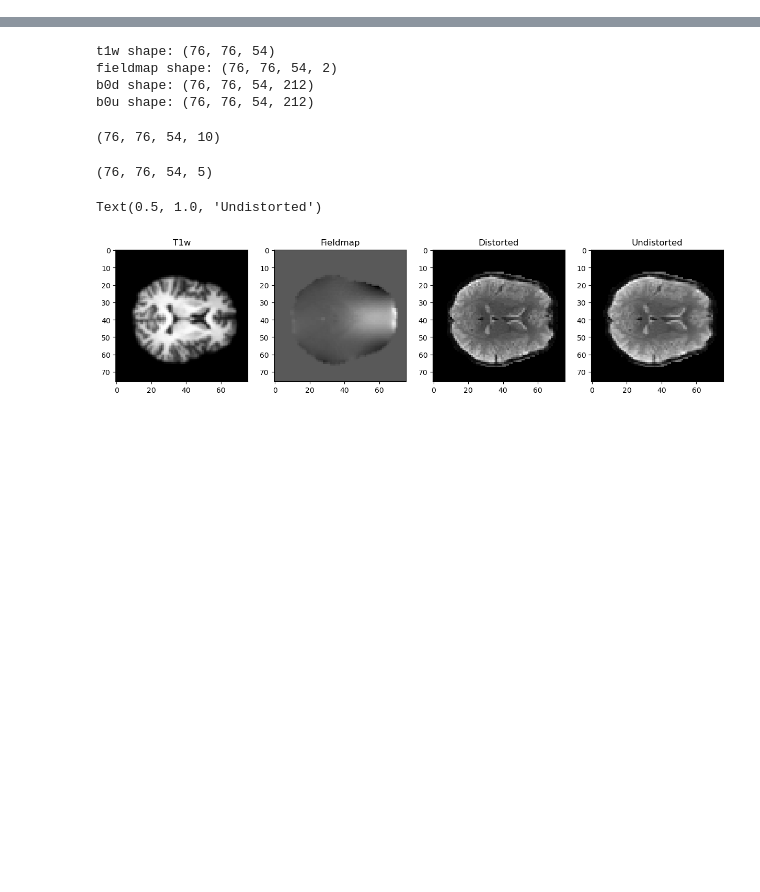
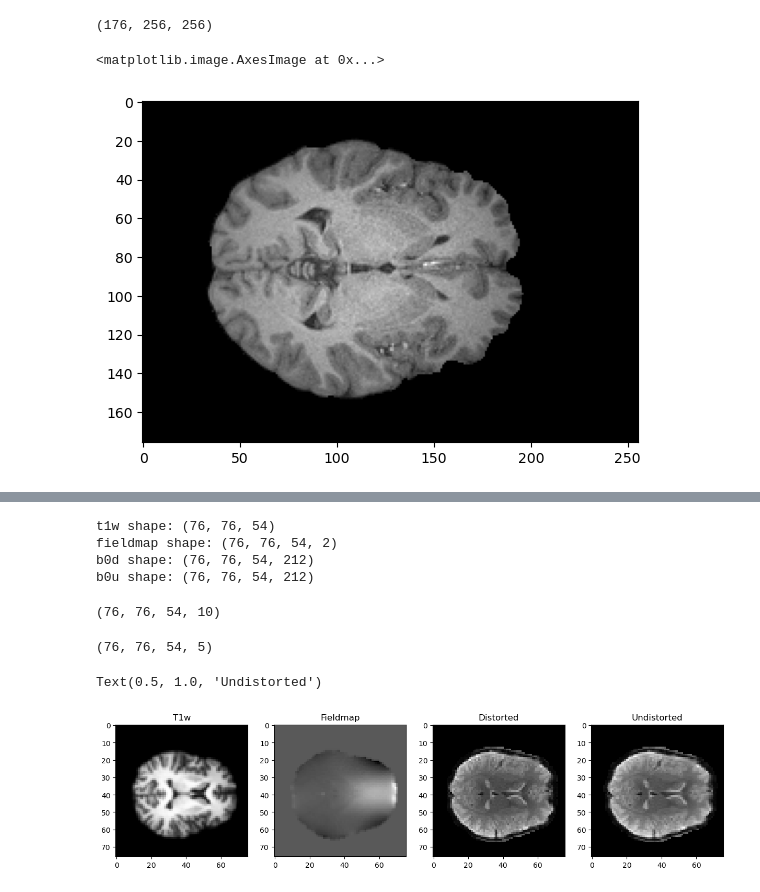
Before and after one commit to Cyrkryta/fmdc-ai-thesis, a Jupyter notebook: helper-scripts/viz.ipynb, the cells around one changed output, grey strips where cells are left out. Saved outputs shown, nothing was run; the diff lists cells and outputs as text; code cells hidden in the pictures; blank space fills up the shorter version.

```diff
--- a/helper-scripts/viz.ipynb
+++ b/helper-scripts/viz.ipynb
@@ -6,0 +30,10 @@ import numpy as np
+# %%
+t1 = "/indirect/student/magnuschristensen/dev/fmdc/downloads/synb0-disco/INPUTS/ds002898/sub-01/T1_brain.nii.gz"
+t1_img = nib.load(t1).get_fdata()
+print(t1_img.shape)
+plt.figure(1)
+plt.imshow(t1_img[..., t1_img.shape[2] // 2], cmap="gray")
+# %% [output]
+(176, 256, 256)
+<matplotlib.image.AxesImage at 0x...>
+[figure, added]
```
Also changed, not shown: parts of 3 cells of this notebook, 7 other files.
